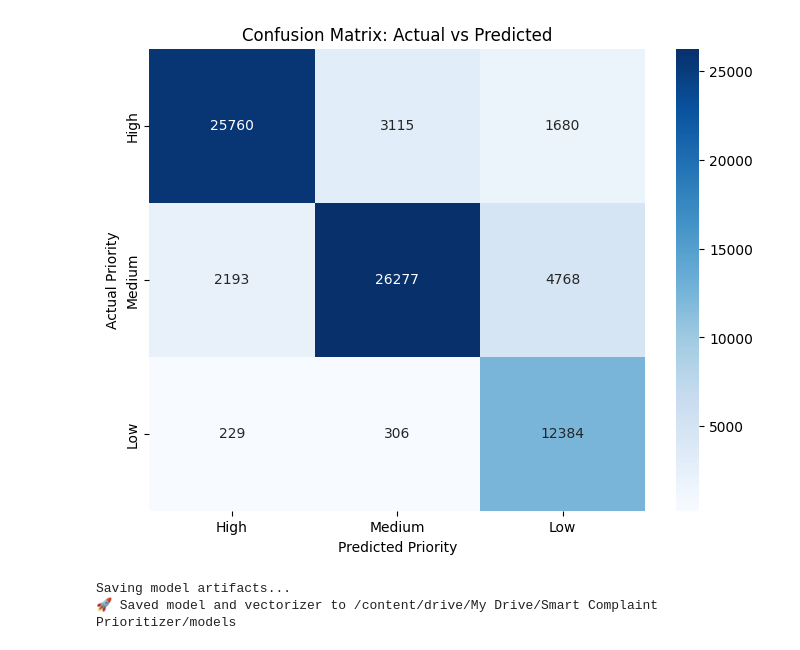
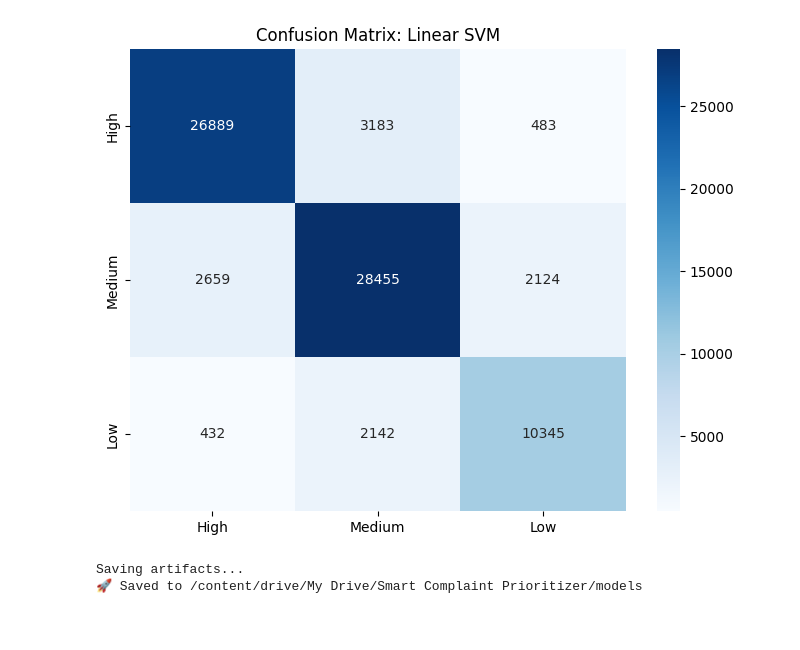
Before and after one commit to AkshatChauhan7/Smart-Complaint-Prioritizer, a Jupyter notebook: notebooks/04_model_training.ipynb, the cells around one changed output. Drawn from its saved outputs; the diff is of its cells as text; code cells hidden in the pictures.

```diff
--- a/notebooks/04_model_training.ipynb
+++ b/notebooks/04_model_training.ipynb
@@ -8,54 +8,49 @@ import numpy as np
 import joblib
 from sklearn.model_selection import train_test_split
 from sklearn.feature_extraction.text import TfidfVectorizer
-from sklearn.linear_model import LogisticRegression
+from sklearn.svm import LinearSVC
+from sklearn.calibration import CalibratedClassifierCV
 from sklearn.metrics import classification_report, confusion_matrix
 import matplotlib.pyplot as plt
 import seaborn as sns
+import os
 
 # Configuration
 PROJECT_PATH = "/content/drive/My Drive/Smart Complaint Prioritizer"
 INPUT_FILE = f"{PROJECT_PATH}/data/processed/complaints_with_features.csv"
 MODEL_DIR = f"{PROJECT_PATH}/models"
-
-# Create models folder if missing
-import os
 os.makedirs(MODEL_DIR, exist_ok=True)
 
 # --- 2. LOAD DATA ---
-print("Loading data... (This might take 30s)")
+print("Loading data...")
 df = pd.read_csv(INPUT_FILE)
-
-# Drop any rows that might have slipped through as NaN
 df = df.dropna(subset=['cleaned_narrative', 'priority'])
 print(f"✅ Ready to train on {len(df)} complaints.")
 
 # --- 3. SPLIT DATA ---
-# We use 80% for training, 20% for testing
 X = df['cleaned_narrative']
 y = df['priority']
-
-print("Splitting data into Train/Test sets...")
 X_train, X_test, y_train, y_test = train_test_split(X, y, test_size=0.2, random_state=42, stratify=y)
 
-print(f"Training Samples: {len(X_train)}")
-print(f"Testing Samples:  {len(X_test)}")
+# --- 4. VECTORIZATION (NO MORE 5000 LIMIT) ---
+print("\nStep 1/2: Vectorizing (Full Vocabulary)...")
 
-# --- 4. VECTORIZATION (TF-IDF) ---
-# Convert text to numbers. We limit to top 5000 words to keep it fast on Colab.
-print("\nStep 1/2: Vectorizing Text (TF-IDF)...")
-tfidf = TfidfVectorizer(max_features=5000, stop_words='english', ngram_range=(1,2))
+# min_df=5: Keep ANY word that appears at least 5 times in the whole dataset.
+# ngram_range=(1,2): Learn "not authorized" as a single unit, not just "authorized".
+tfidf = TfidfVectorizer(min_df=5, stop_words='english', ngram_range=(1,2))
 
-# Learn vocab from train data only (prevent leakage)
 X_train_vec = tfidf.fit_transform(X_train)
 X_test_vec = tfidf.transform(X_test)
 
-print("✅ Text converted to numerical vectors.")
+print(f"✅ Vocabulary Size: {len(tfidf.vocabulary_)} words (Previously was 5,000)")
 
-# --- 5. MODEL TRAINING ---
-# We use Logistic Regression with 'class_weight="balanced"' to handle the imbalance we saw in EDA.
-print("\nStep 2/2: Training Model (Logistic Regression)...")
-model = LogisticRegression(max_iter=1000, class_weight='balanced', n_jobs=-1)
+# --- 5. MODEL TRAINING (HEAVY DUTY SVM) ---
+print("\nStep 2/2: Training LinearSVC (The 'Strict' Model)...")
+
+# LinearSVC is faster and stricter for text.
+# We wrap it in CalibratedClassifierCV to get probabilities (confidence scores).
+svm = LinearSVC(class_weight='balanced', random_state=42, dual='auto', max_iter=2000)
+model = CalibratedClassifierCV(svm)
 
 model.fit(X_train_vec, y_train)
 print("✅ Model trained successfully!")
@@ -63,22 +58,18 @@ print("✅ Model trained successfully!")
 # --- 6. EVALUATION ---
 print("\n--- MODEL PERFORMANCE ---")
 y_pred = model.predict(X_test_vec)
-
-# Print the scores
 print(classification_report(y_test, y_pred))
 
-# Plot Confusion Matrix
+# Confusion Matrix
 plt.figure(figsize=(8, 6))
 cm = confusion_matrix(y_test, y_pred, labels=['High', 'Medium', 'Low'])
 sns.heatmap(cm, annot=True, fmt='d', cmap='Blues', xticklabels=['High', 'Medium', 'Low'], yticklabels=['High', 'Medium', 'Low'])
-plt.title('Confusion Matrix: Actual vs Predicted')
-plt.ylabel('Actual Priority')
-plt.xlabel('Predicted Priority')
+plt.title('Confusion Matrix: Linear SVM')
 plt.show()
 
-# --- 7. SAVE THE MODEL ---
-print("\nSaving model artifacts...")
+# --- 7. SAVE ---
+print("\nSaving artifacts...")
 joblib.dump(model, f"{MODEL_DIR}/priority_model.pkl")
 joblib.dump(tfidf, f"{MODEL_DIR}/tfidf_vectorizer.pkl")
-print(f"🚀 Saved model and vectorizer to {MODEL_DIR}")
+print(f"🚀 Saved to {MODEL_DIR}")
 # %% [output]
@@ -102,3 +96,3 @@ weighted avg       0.86      0.84      0.84     76712
-[figure, old version]
+[figure, new version]
-Saving model artifacts...
-🚀 Saved model and vectorizer to /content/drive/My Drive/Smart Complaint Prioritizer/models
+Saving artifacts...
+🚀 Saved to /content/drive/My Drive/Smart Complaint Prioritizer/models
```
Also changed, not shown: parts of 1 cell of this notebook, 1 other file.
